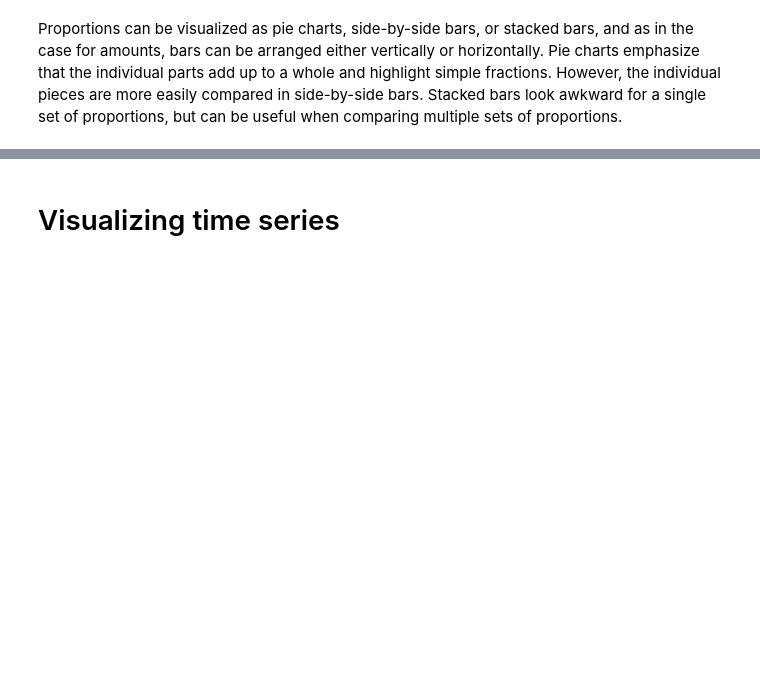
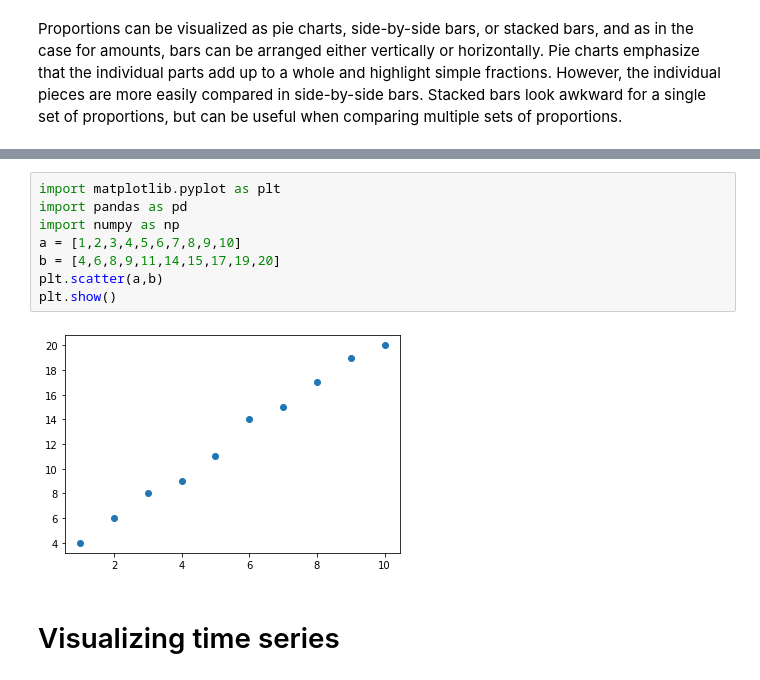
Before and after one commit to rahulbbs/pandas, a Jupyter notebook: Data_visualization_with_python.ipynb, the cells around one changed output, grey strips where cells are left out. Drawn from its saved outputs; the diff is of its cells as text; blank space fills up the shorter version.

```diff
--- a/Data_visualization_with_python.ipynb
+++ b/Data_visualization_with_python.ipynb
@@ -714,2 +735,12 @@ SyntaxError: invalid syntax (1525427654.py, line 1)
+# %%
+import matplotlib.pyplot as plt
+import pandas as pd
+import numpy as np
+a = [1,2,3,4,5,6,7,8,9,10]
+b = [4,6,8,9,11,14,15,17,19,20]
+plt.scatter(a,b)
+plt.show()
+# %% [output]
+[figure, added]
 # %% [markdown]
 # Visualizing time series
```
Also changed, not shown: parts of 10 cells of this notebook.
